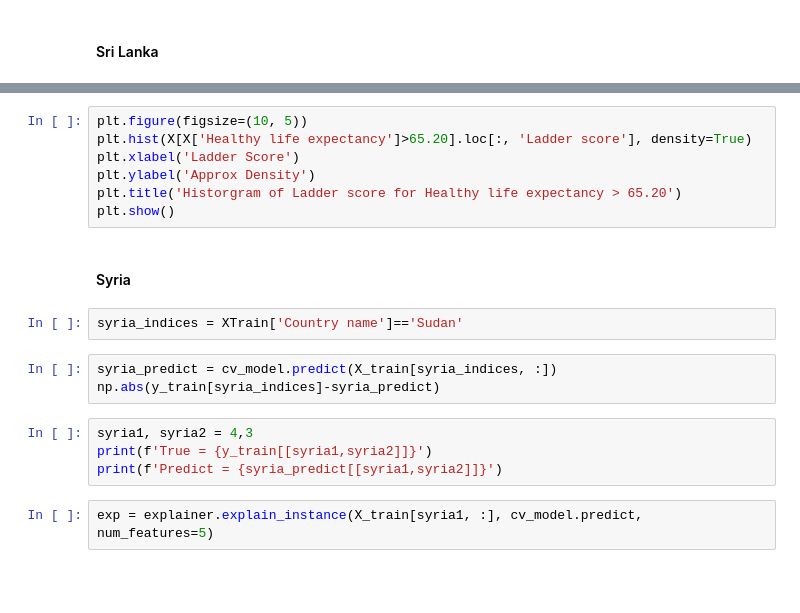
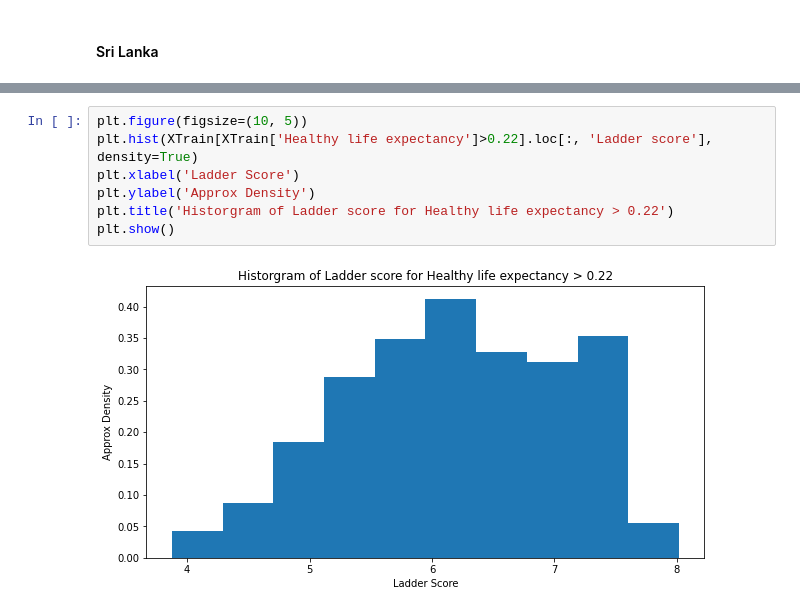
Before and after one commit to k-girish/world-happiness, a Jupyter notebook: notebooks/predict_happiness.ipynb, the cells around one changed output, grey strips where cells are left out. Drawn from its saved outputs; the diff is of its cells as text; blank space fills up the shorter version.

```diff
--- a/notebooks/predict_happiness.ipynb
+++ b/notebooks/predict_happiness.ipynb
@@ -207,20 +319,9 @@ exp.show_in_notebook(show_table=True)
 # %%
 plt.figure(figsize=(10, 5))
-plt.hist(X[X['Healthy life expectancy']>65.20].loc[:, 'Ladder score'], density=True)
+plt.hist(XTrain[XTrain['Healthy life expectancy']>0.22].loc[:, 'Ladder score'], density=True)
 plt.xlabel('Ladder Score')
 plt.ylabel('Approx Density')
-plt.title('Historgram of Ladder score for Healthy life expectancy > 65.20')
+plt.title('Historgram of Ladder score for Healthy life expectancy > 0.22')
 plt.show()
+# %% [output]
+[figure, added]
-# %% [markdown]
-#### Syria
-# %%
-syria_indices = XTrain['Country name']=='Sudan'
-# %%
-syria_predict = cv_model.predict(X_train[syria_indices, :])
-np.abs(y_train[syria_indices]-syria_predict)
-# %%
-syria1, syria2 = 4,3
-print(f'True = {y_train[[syria1,syria2]]}')
-print(f'Predict = {syria_predict[[syria1,syria2]]}')
-# %%
-exp = explainer.explain_instance(X_train[syria1, :], cv_model.predict, num_features=5)
```
Also changed, not shown: parts of 33 cells of this notebook.
